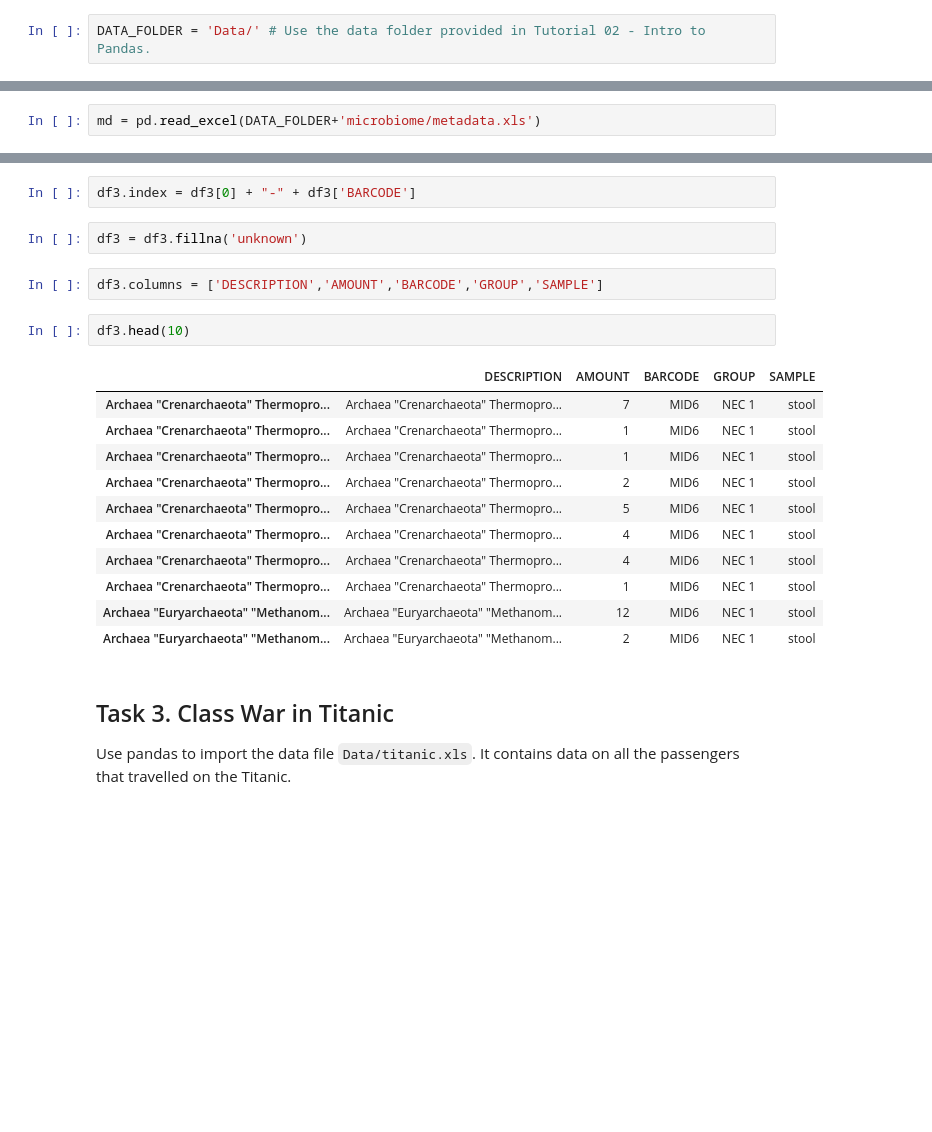
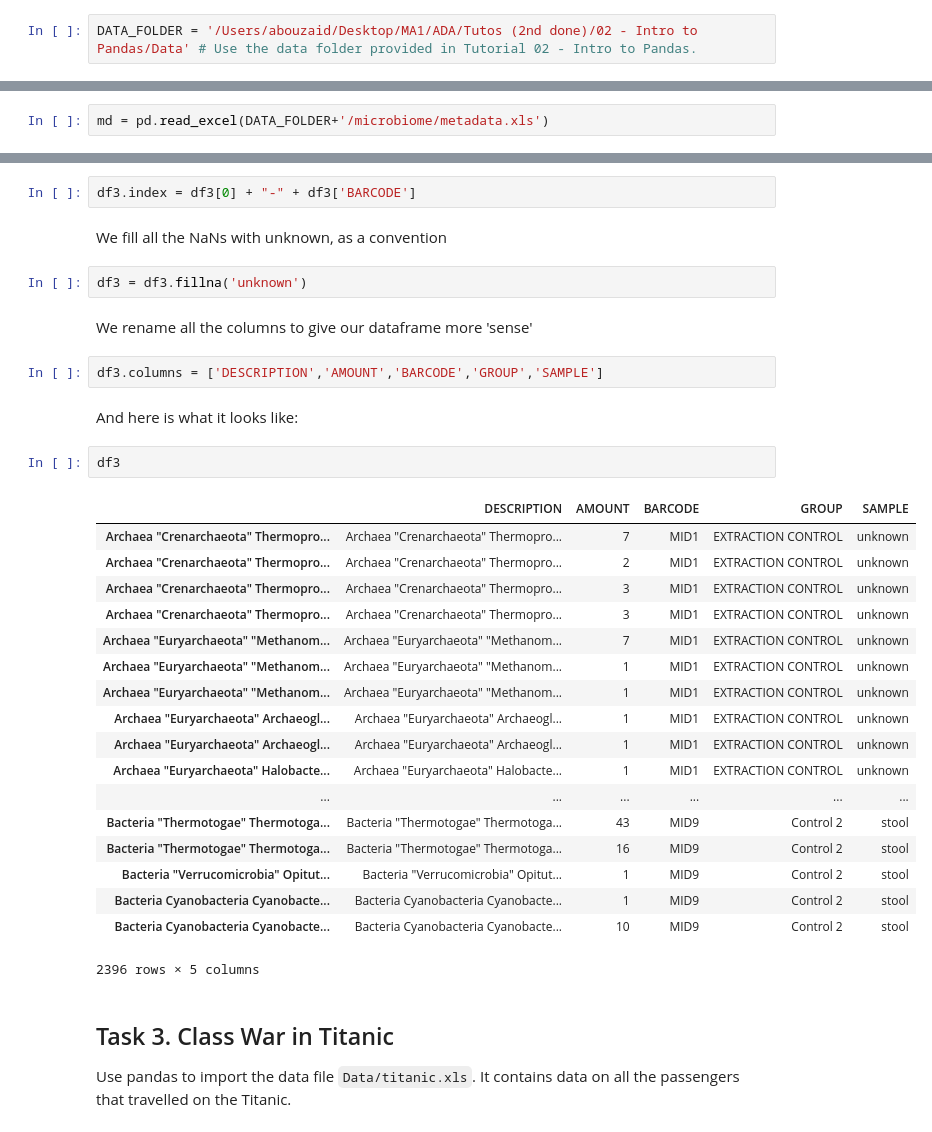
Before and after one commit to oabouzaid/Applied-Data-Analysis, a Jupyter notebook: homework01.ipynb, the cells around one changed output, grey strips where cells are left out. Cells and saved outputs as stored; diff of their text form; blank space fills up the shorter version.

```diff
--- a/homework01.ipynb
+++ b/homework01.ipynb
@@ -4,7 +4,7 @@
  <div class="lev1"><a href="#Task-2.-RNA-Sequences"><span class="toc-item-num">Task 2.&nbsp;&nbsp;</span>RNA Sequences</a></div>
  <div class="lev1"><a href="#Task-3.-Class-War-in-Titanic"><span class="toc-item-num">Task 3.&nbsp;&nbsp;</span>Class War in Titanic</a></div></p>
 # %%
-DATA_FOLDER = 'Data/' # Use the data folder provided in Tutorial 02 - Intro to Pandas.
+DATA_FOLDER = '/Users/abouzaid/Desktop/MA1/ADA/Tutos (2nd done)/02 - Intro to Pandas/Data' # Use the data folder provided in Tutorial 02 - Intro to Pandas.
 # %% [markdown]
 ## Task 1. Compiling Ebola Data
 
@@ -160,2 +223,2 @@ df2 = pd.concat(pd.read_excel(filename, header=None).assign(BARCODE=os.path.base
 # %%
-md = pd.read_excel(DATA_FOLDER+'microbiome/metadata.xls')
+md = pd.read_excel(DATA_FOLDER+'/microbiome/metadata.xls')
@@ -164,23 +231,36 @@ df3 = pd.merge(df2, md, on='BARCODE', how='outer')
 # %%
 df3.index = df3[0] + "-" + df3['BARCODE']
+# %% [markdown]
+We fill all the NaNs with unknown, as a convention
 # %%
 df3 = df3.fillna('unknown')
+# %% [markdown]
+We rename all the columns to give our dataframe more 'sense'
 # %%
 df3.columns = ['DESCRIPTION','AMOUNT','BARCODE','GROUP','SAMPLE']
+# %% [markdown]
+And here is what it looks like:
 # %%
-df3.head(10)
+df3
 # %% [output]
 |  | DESCRIPTION | AMOUNT | BARCODE | GROUP | SAMPLE |
-| Archaea "Crenarchaeota" Thermopro... | Archaea "Crenarchaeota" Thermopro... | 7 | MID6 | NEC 1 | stool |
-| Archaea "Crenarchaeota" Thermopro... | Archaea "Crenarchaeota" Thermopro... | 1 | MID6 | NEC 1 | stool |
-| Archaea "Crenarchaeota" Thermopro... | Archaea "Crenarchaeota" Thermopro... | 1 | MID6 | NEC 1 | stool |
-| Archaea "Crenarchaeota" Thermopro... | Archaea "Crenarchaeota" Thermopro... | 2 | MID6 | NEC 1 | stool |
-| Archaea "Crenarchaeota" Thermopro... | Archaea "Crenarchaeota" Thermopro... | 5 | MID6 | NEC 1 | stool |
-| Archaea "Crenarchaeota" Thermopro... | Archaea "Crenarchaeota" Thermopro... | 4 | MID6 | NEC 1 | stool |
-| Archaea "Crenarchaeota" Thermopro... | Archaea "Crenarchaeota" Thermopro... | 4 | MID6 | NEC 1 | stool |
-| Archaea "Crenarchaeota" Thermopro... | Archaea "Crenarchaeota" Thermopro... | 1 | MID6 | NEC 1 | stool |
-| Archaea "Euryarchaeota" "Methanom... | Archaea "Euryarchaeota" "Methanom... | 12 | MID6 | NEC 1 | stool |
-| Archaea "Euryarchaeota" "Methanom... | Archaea "Euryarchaeota" "Methanom... | 2 | MID6 | NEC 1 | stool |
+| Archaea "Crenarchaeota" Thermopro... | Archaea "Crenarchaeota" Thermopro... | 7 | MID1 | EXTRACTION CONTROL | unknown |
+| Archaea "Crenarchaeota" Thermopro... | Archaea "Crenarchaeota" Thermopro... | 2 | MID1 | EXTRACTION CONTROL | unknown |
+| Archaea "Crenarchaeota" Thermopro... | Archaea "Crenarchaeota" Thermopro... | 3 | MID1 | EXTRACTION CONTROL | unknown |
+| Archaea "Crenarchaeota" Thermopro... | Archaea "Crenarchaeota" Thermopro... | 3 | MID1 | EXTRACTION CONTROL | unknown |
+| Archaea "Euryarchaeota" "Methanom... | Archaea "Euryarchaeota" "Methanom... | 7 | MID1 | EXTRACTION CONTROL | unknown |
+| Archaea "Euryarchaeota" "Methanom... | Archaea "Euryarchaeota" "Methanom... | 1 | MID1 | EXTRACTION CONTROL | unknown |
+| Archaea "Euryarchaeota" "Methanom... | Archaea "Euryarchaeota" "Methanom... | 1 | MID1 | EXTRACTION CONTROL | unknown |
+| Archaea "Euryarchaeota" Archaeogl... | Archaea "Euryarchaeota" Archaeogl... | 1 | MID1 | EXTRACTION CONTROL | unknown |
+| Archaea "Euryarchaeota" Archaeogl... | Archaea "Euryarchaeota" Archaeogl... | 1 | MID1 | EXTRACTION CONTROL | unknown |
+| Archaea "Euryarchaeota" Halobacte... | Archaea "Euryarchaeota" Halobacte... | 1 | MID1 | EXTRACTION CONTROL | unknown |
+| ... | ... | ... | ... | ... | ... |
+| Bacteria "Thermotogae" Thermotoga... | Bacteria "Thermotogae" Thermotoga... | 43 | MID9 | Control 2 | stool |
+| Bacteria "Thermotogae" Thermotoga... | Bacteria "Thermotogae" Thermotoga... | 16 | MID9 | Control 2 | stool |
+| Bacteria "Verrucomicrobia" Opitut... | Bacteria "Verrucomicrobia" Opitut... | 1 | MID9 | Control 2 | stool |
+| Bacteria Cyanobacteria Cyanobacte... | Bacteria Cyanobacteria Cyanobacte... | 1 | MID9 | Control 2 | stool |
+| Bacteria Cyanobacteria Cyanobacte... | Bacteria Cyanobacteria Cyanobacte... | 10 | MID9 | Control 2 | stool |
+2396 rows × 5 columns
 # %% [markdown]
 ## Task 3. Class War in Titanic
 
```
Also changed, not shown: parts of 101 cells of this notebook.
